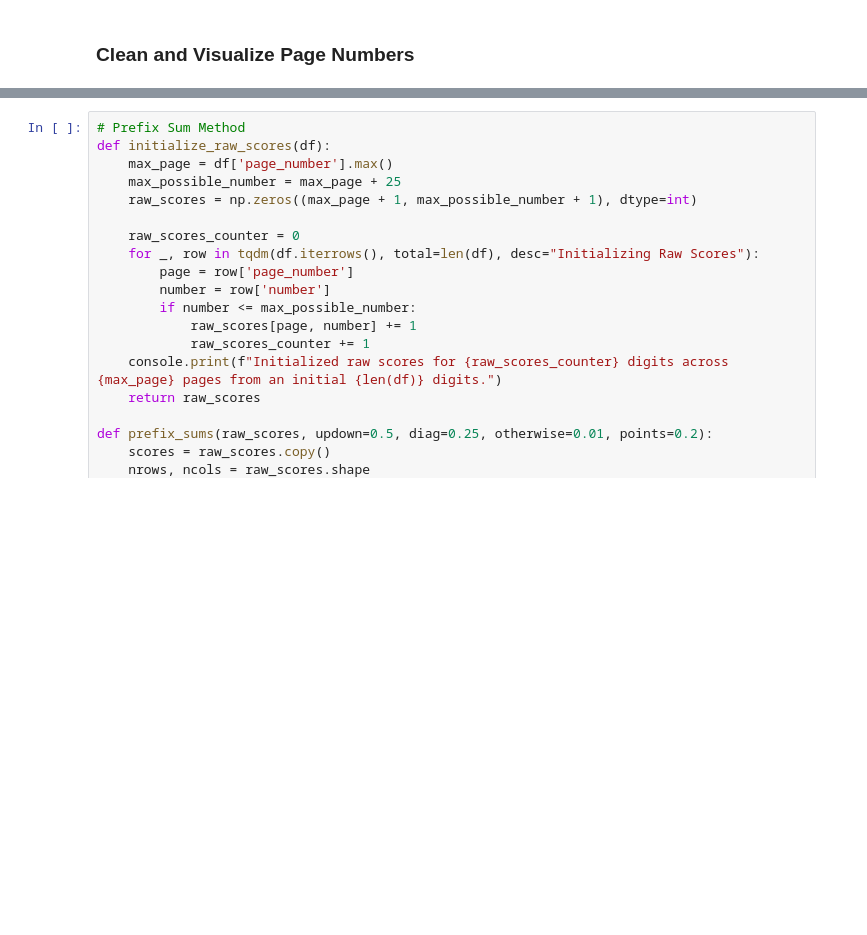
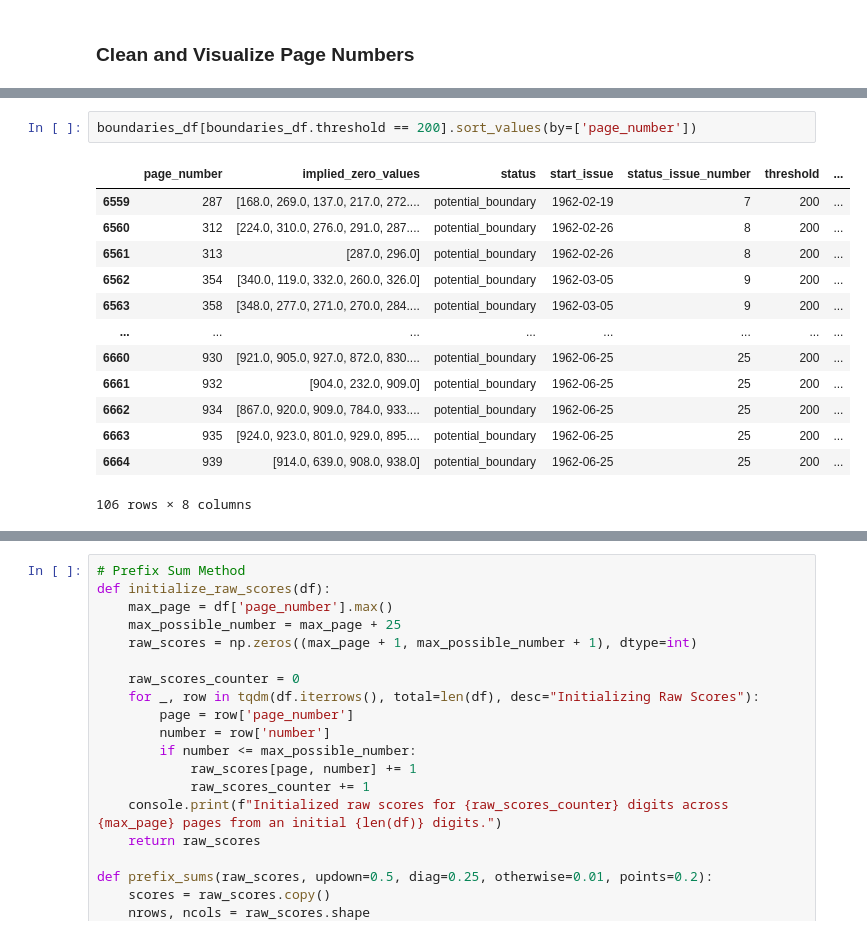
Before and after one commit to Informing-The-Third-World/periodical-wavelet-analysis, a Jupyter notebook: notebooks/Model_Issue_Segmentation.ipynb, the cells around one changed output, grey strips where cells are left out. Drawn from its saved outputs; the diff is of its cells as text; blank space fills up the shorter version.

```diff
--- a/notebooks/Model_Issue_Segmentation.ipynb
+++ b/notebooks/Model_Issue_Segmentation.ipynb
@@ -193,0 +701,16 @@ alt.Chart(grouped_annotated_boundaries_df).mark_bar().encode(
+# %%
+boundaries_df[boundaries_df.threshold == 200].sort_values(by=['page_number'])
+# %% [output]
+|  | page_number | implied_zero_values | status | start_issue | status_issue_number | threshold | ... |
+| 6559 | 287 | [168.0, 269.0, 137.0, 217.0, 272.... | potential_boundary | 1962-02-19 | 7 | 200 | ... |
+| 6560 | 312 | [224.0, 310.0, 276.0, 291.0, 287.... | potential_boundary | 1962-02-26 | 8 | 200 | ... |
+| 6561 | 313 | [287.0, 296.0] | potential_boundary | 1962-02-26 | 8 | 200 | ... |
+| 6562 | 354 | [340.0, 119.0, 332.0, 260.0, 326.0] | potential_boundary | 1962-03-05 | 9 | 200 | ... |
+| 6563 | 358 | [348.0, 277.0, 271.0, 270.0, 284.... | potential_boundary | 1962-03-05 | 9 | 200 | ... |
+| ... | ... | ... | ... | ... | ... | ... | ... |
+| 6660 | 930 | [921.0, 905.0, 927.0, 872.0, 830.... | potential_boundary | 1962-06-25 | 25 | 200 | ... |
+| 6661 | 932 | [904.0, 232.0, 909.0] | potential_boundary | 1962-06-25 | 25 | 200 | ... |
+| 6662 | 934 | [867.0, 920.0, 909.0, 784.0, 933.... | potential_boundary | 1962-06-25 | 25 | 200 | ... |
+| 6663 | 935 | [924.0, 923.0, 801.0, 929.0, 895.... | potential_boundary | 1962-06-25 | 25 | 200 | ... |
+| 6664 | 939 | [914.0, 639.0, 908.0, 938.0] | potential_boundary | 1962-06-25 | 25 | 200 | ... |
+106 rows × 8 columns
```
Also changed, not shown: parts of 20 cells of this notebook.
